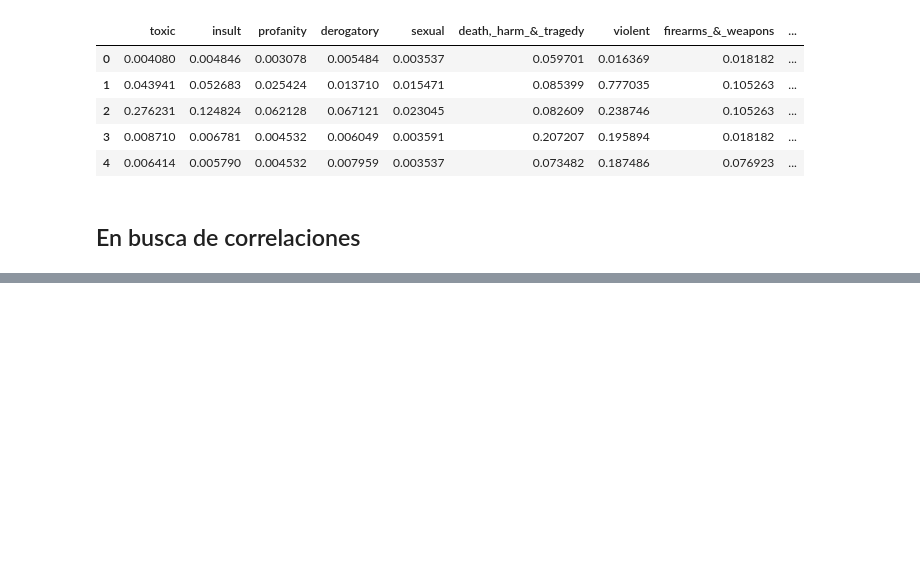
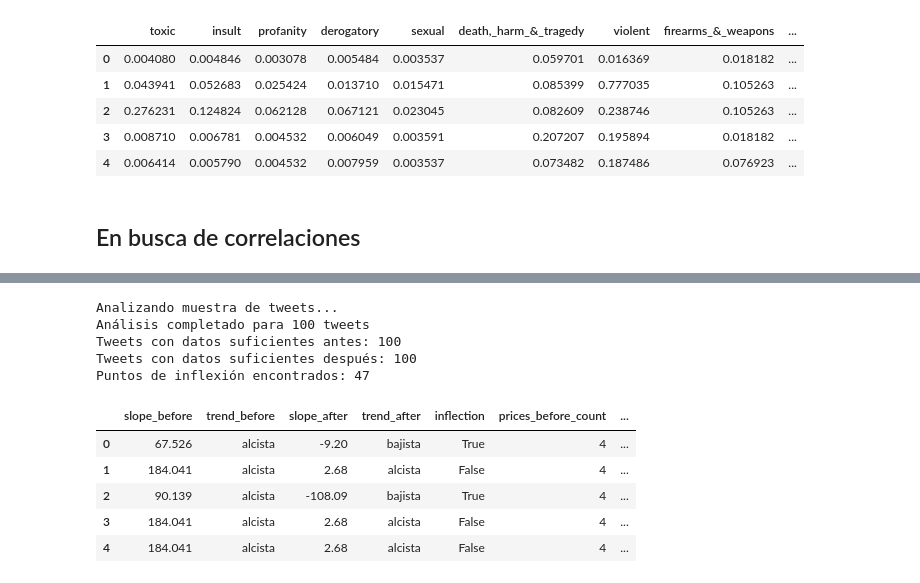
Before and after one commit to Emmanuel-Guerreiro/ciencia-datos-integrador, a Jupyter notebook: integrador/segunda-entrega/main.ipynb, the cells around one changed output, grey strips where cells are left out. Drawn from its saved outputs; the diff is of its cells as text; code cells hidden in the pictures; blank space fills up the shorter version.

```diff
--- a/integrador/segunda-entrega/main.ipynb
+++ b/integrador/segunda-entrega/main.ipynb
@@ -203,0 +338,77 @@ plot_google_vs_btc_deltas('legal')
+# %%
+# Calcular tendencias para cada tweet
+def analyze_tweet_impact(tweet_row):
+    """
+    Analiza el impacto de un tweet en el precio del Bitcoin
+    """
+    tweet_date = tweet_row['tweet_date']
+
+    # Calcular fechas de análisis
+    start_before = tweet_date - timedelta(days=4)
+    end_before = tweet_date - timedelta(days=1)
+    start_after = tweet_date
+    end_after = tweet_date + timedelta(days=1)
+
+    # Obtener precios antes del tweet (4 días previos)
+    prices_before = get_btc_prices_for_period(start_before, end_before)
+
+    # Obtener precios después del tweet (24 horas)
+    prices_after = get_btc_prices_for_period(start_after, end_after)
+
+    # Calcular tendencias
+    if len(prices_before) >= 2:
+        slope_before, trend_before = calculate_trend(prices_before)
+    else:
+        slope_before, trend_before = 0, 'neutral'
+
+    if len(prices_after) >= 2:
+        slope_after, trend_after = calculate_trend(prices_after)
+    else:
+        slope_after, trend_after = 0, 'neutral'
+
+    # Determinar si hay cambio de tendencia
+    inflection = False
+    if trend_before != 'neutral' and trend_after != 'neutral' and trend_before != trend_after:
+        inflection = True
+
+    return {
+        'slope_before': slope_before,
+        'trend_before': trend_before,
+        'slope_after': slope_after,
+        'trend_after': trend_after,
+        'inflection': inflection,
+        'prices_before_count': len(prices_before),
+        'prices_after_count': len(prices_after)
+    }
+
+# Aplicar análisis a una muestra de tweets primero (para probar)
+print("Analizando muestra de tweets...")
+sample_df = df.head(100).copy()
+
+# Aplicar análisis
+results = []
+for idx, row in sample_df.iterrows():
+    result = analyze_tweet_impact(row)
+    result['tweet_idx'] = idx
+    results.append(result)
+
+# Convertir a DataFrame
+results_df = pd.DataFrame(results)
+print(f"Análisis completado para {len(results_df)} tweets")
+print(f"Tweets con datos suficientes antes: {(results_df['prices_before_count'] >= 2).sum()}")
+print(f"Tweets con datos suficientes después: {(results_df['prices_after_count'] >= 2).sum()}")
+print(f"Puntos de inflexión encontrados: {results_df['inflection'].sum()}")
+
+results_df.head()
+# %% [output]
+Analizando muestra de tweets...
+Análisis completado para 100 tweets
+Tweets con datos suficientes antes: 100
+Tweets con datos suficientes después: 100
+Puntos de inflexión encontrados: 47
+|  | slope_before | trend_before | slope_after | trend_after | inflection | prices_before_count | ... |
+| 0 | 67.526 | alcista | -9.20 | bajista | True | 4 | ... |
+| 1 | 184.041 | alcista | 2.68 | alcista | False | 4 | ... |
+| 2 | 90.139 | alcista | -108.09 | bajista | True | 4 | ... |
+| 3 | 184.041 | alcista | 2.68 | alcista | False | 4 | ... |
+| 4 | 184.041 | alcista | 2.68 | alcista | False | 4 | ... |
```
Also changed, not shown: parts of 24 cells of this notebook.
